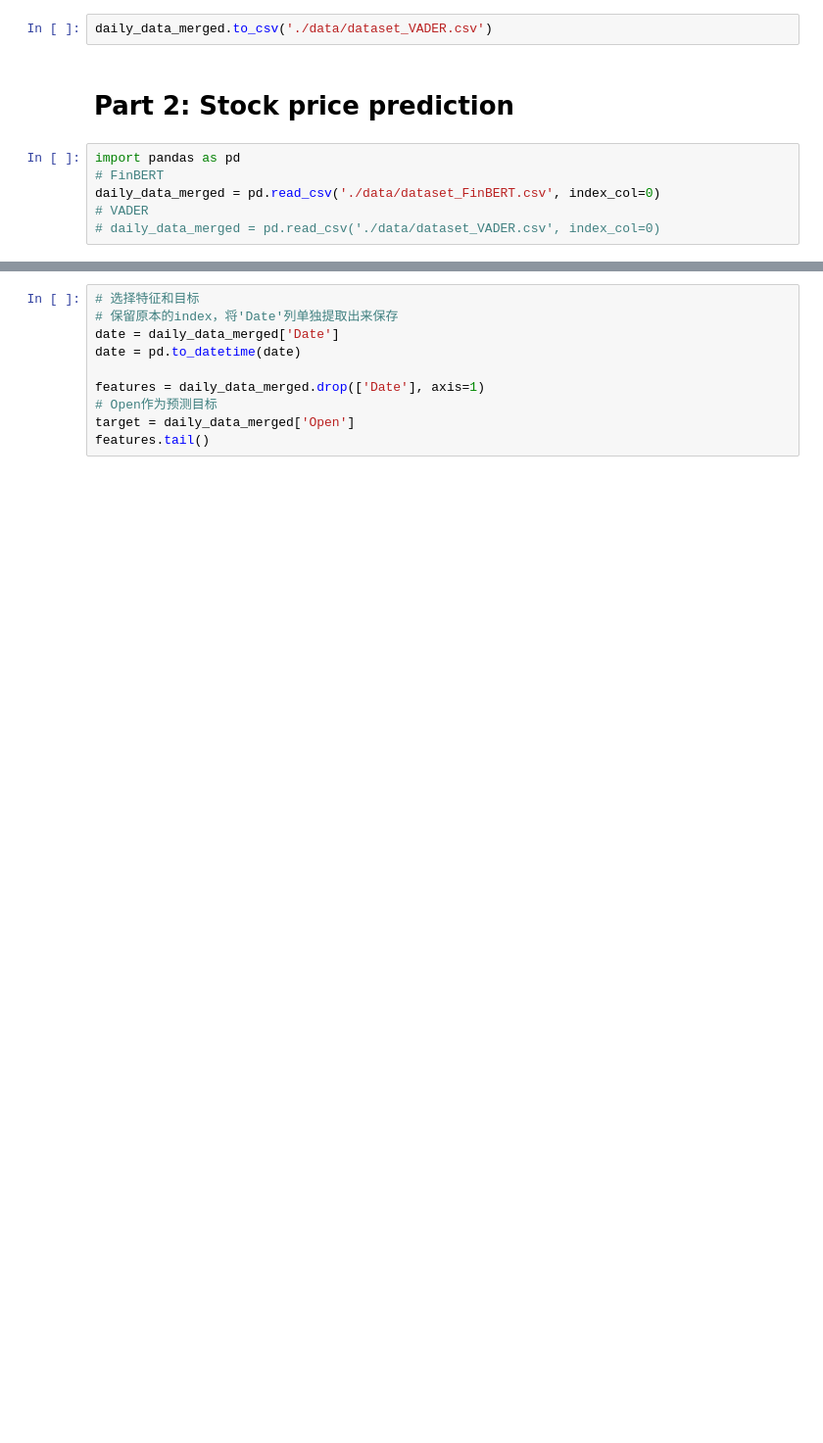
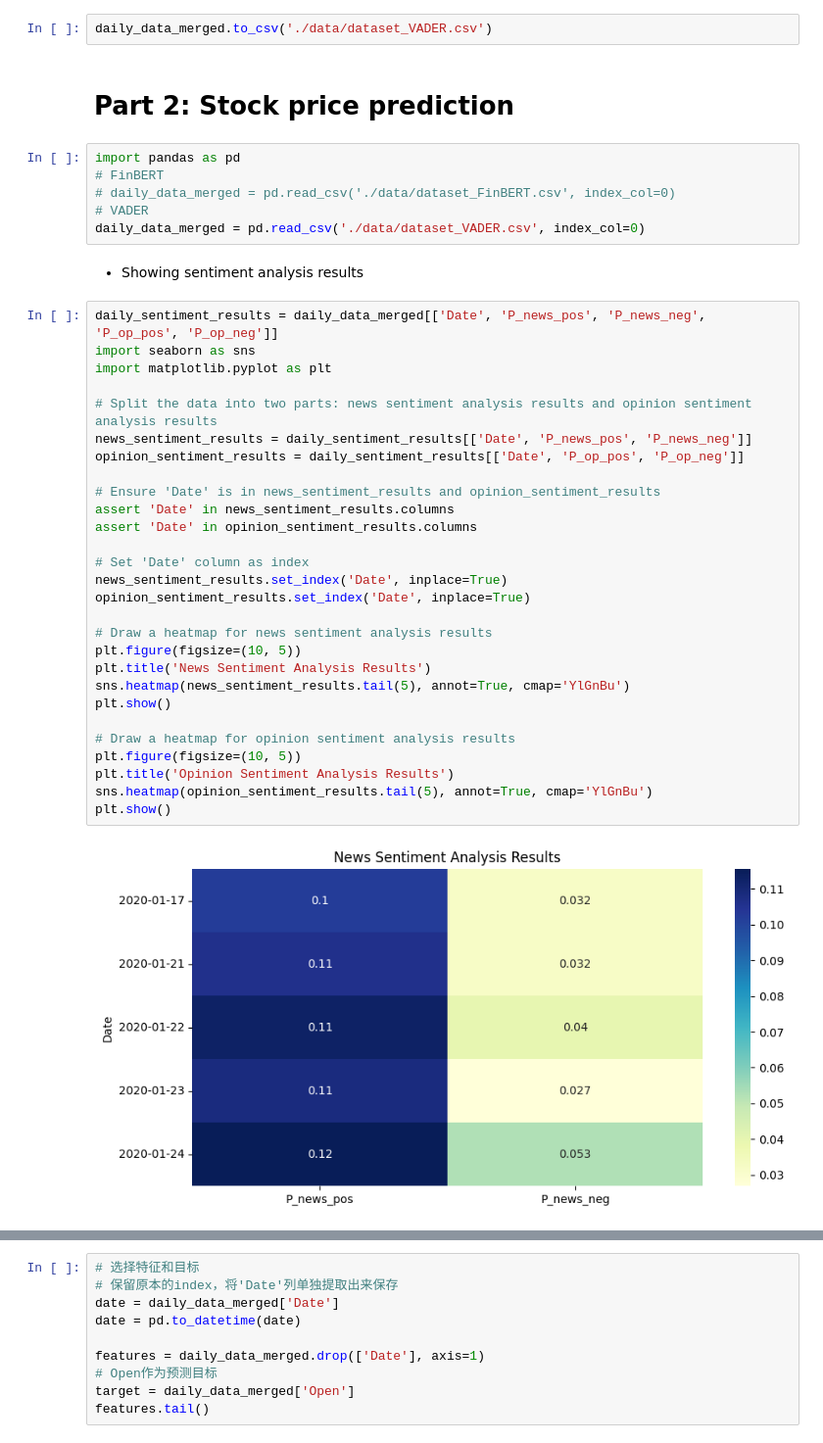
Before and after one commit to SiruiHe/Sentiment-to-Stocks, a Jupyter notebook: code_final.ipynb, the cells around one changed output, grey strips where cells are left out. Shown at 98% size. Cells and saved outputs as stored; diff of their text form; blank space fills up the shorter version.

```diff
--- a/code final.ipynb
+++ b/code_final.ipynb
@@ -298,6 +298,38 @@ daily_data_merged.to_csv('./data/dataset_VADER.csv')
 # %%
 import pandas as pd
 # FinBERT
-daily_data_merged = pd.read_csv('./data/dataset_FinBERT.csv', index_col=0)
+# daily_data_merged = pd.read_csv('./data/dataset_FinBERT.csv', index_col=0)
 # VADER
-# daily_data_merged = pd.read_csv('./data/dataset_VADER.csv', index_col=0)
+daily_data_merged = pd.read_csv('./data/dataset_VADER.csv', index_col=0)
+# %% [markdown]
+- Showing sentiment analysis results
+# %%
+daily_sentiment_results = daily_data_merged[['Date', 'P_news_pos', 'P_news_neg', 'P_op_pos', 'P_op_neg']]
+import seaborn as sns
+import matplotlib.pyplot as plt
+
+# Split the data into two parts: news sentiment analysis results and opinion sentiment analysis results
+news_sentiment_results = daily_sentiment_results[['Date', 'P_news_pos', 'P_news_neg']]
+opinion_sentiment_results = daily_sentiment_results[['Date', 'P_op_pos', 'P_op_neg']]
+
+# Ensure 'Date' is in news_sentiment_results and opinion_sentiment_results
+assert 'Date' in news_sentiment_results.columns
+assert 'Date' in opinion_sentiment_results.columns
+
+# Set 'Date' column as index
+news_sentiment_results.set_index('Date', inplace=True)
+opinion_sentiment_results.set_index('Date', inplace=True)
+
+# Draw a heatmap for news sentiment analysis results
+plt.figure(figsize=(10, 5))
+plt.title('News Sentiment Analysis Results')
+sns.heatmap(news_sentiment_results.tail(5), annot=True, cmap='YlGnBu')
+plt.show()
+
+# Draw a heatmap for opinion sentiment analysis results
+plt.figure(figsize=(10, 5))
+plt.title('Opinion Sentiment Analysis Results')
+sns.heatmap(opinion_sentiment_results.tail(5), annot=True, cmap='YlGnBu')
+plt.show()
+# %% [output]
+[figure, added]
```
Also changed, not shown: parts of 3 cells of this notebook.
